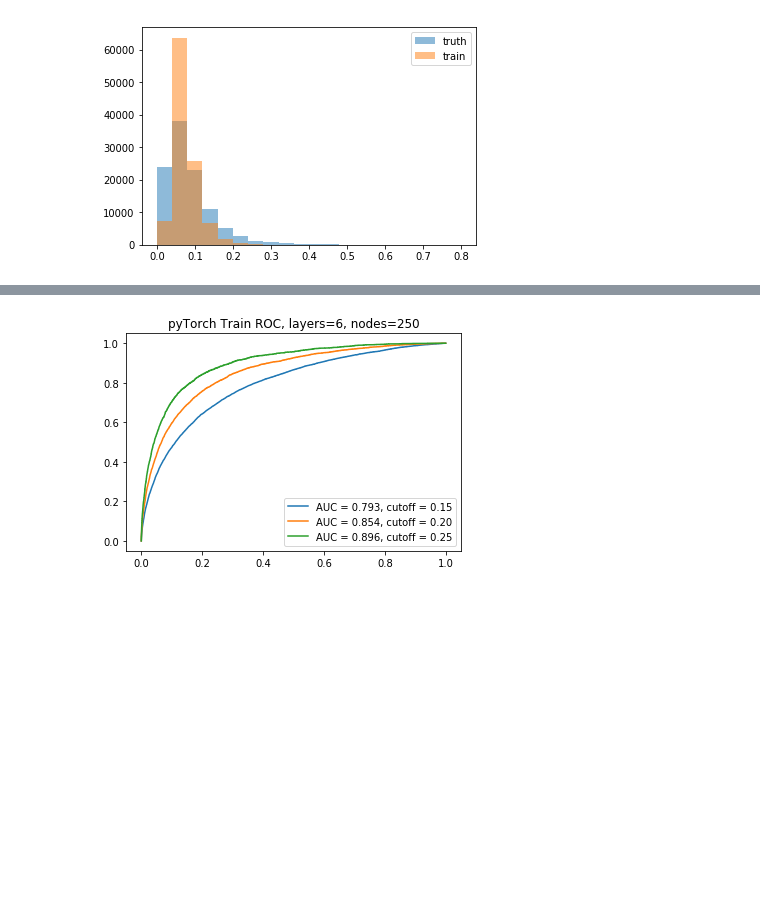
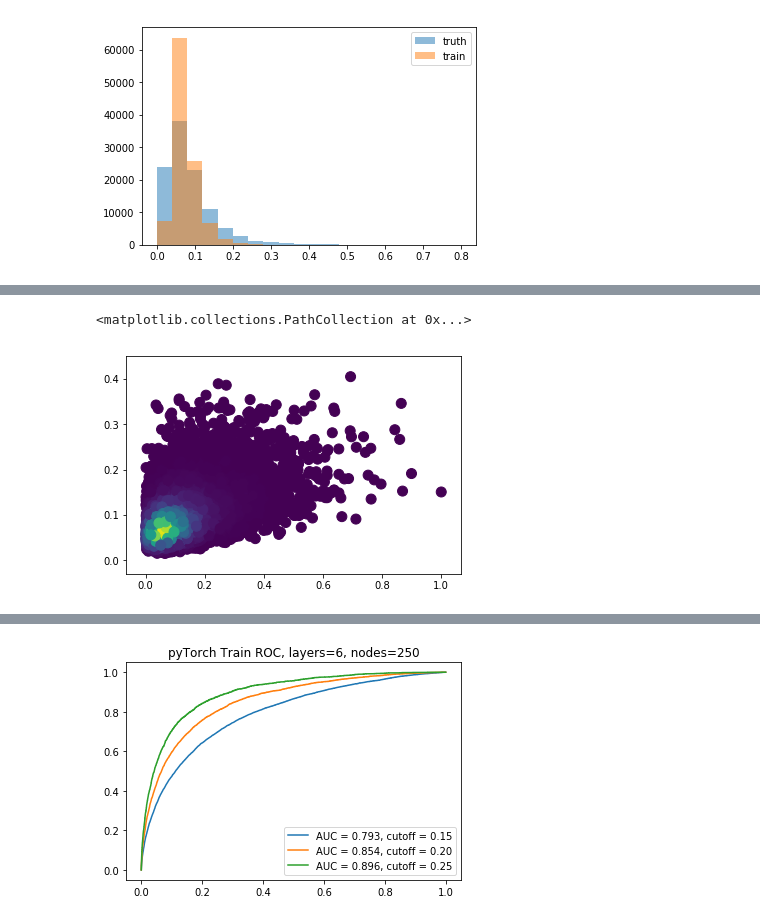
Before and after one commit to afwebb/higgs_diff, a Jupyter notebook: ml_scripts/top_pt_reg_torch.ipynb, the cells around one changed output, grey strips where cells are left out. Cells and saved outputs as stored; diff of their text form; code cells hidden in the pictures; blank space fills up the shorter version.

```diff
--- a/ml_scripts/top_pt_reg_torch.ipynb
+++ b/ml_scripts/top_pt_reg_torch.ipynb
@@ -218,0 +227,7 @@ plt.show()
+# %%
+# Calculate the point density
+xy = np.vstack([Y_test, param_grid[4].y_pred_test])
+z = scipy.stats.gaussian_kde(xy)(xy)
+# %% [output]
+<matplotlib.collections.PathCollection at 0x...>
+[figure, added]
```
Also changed, not shown: parts of 6 cells of this notebook, 9 other files.
